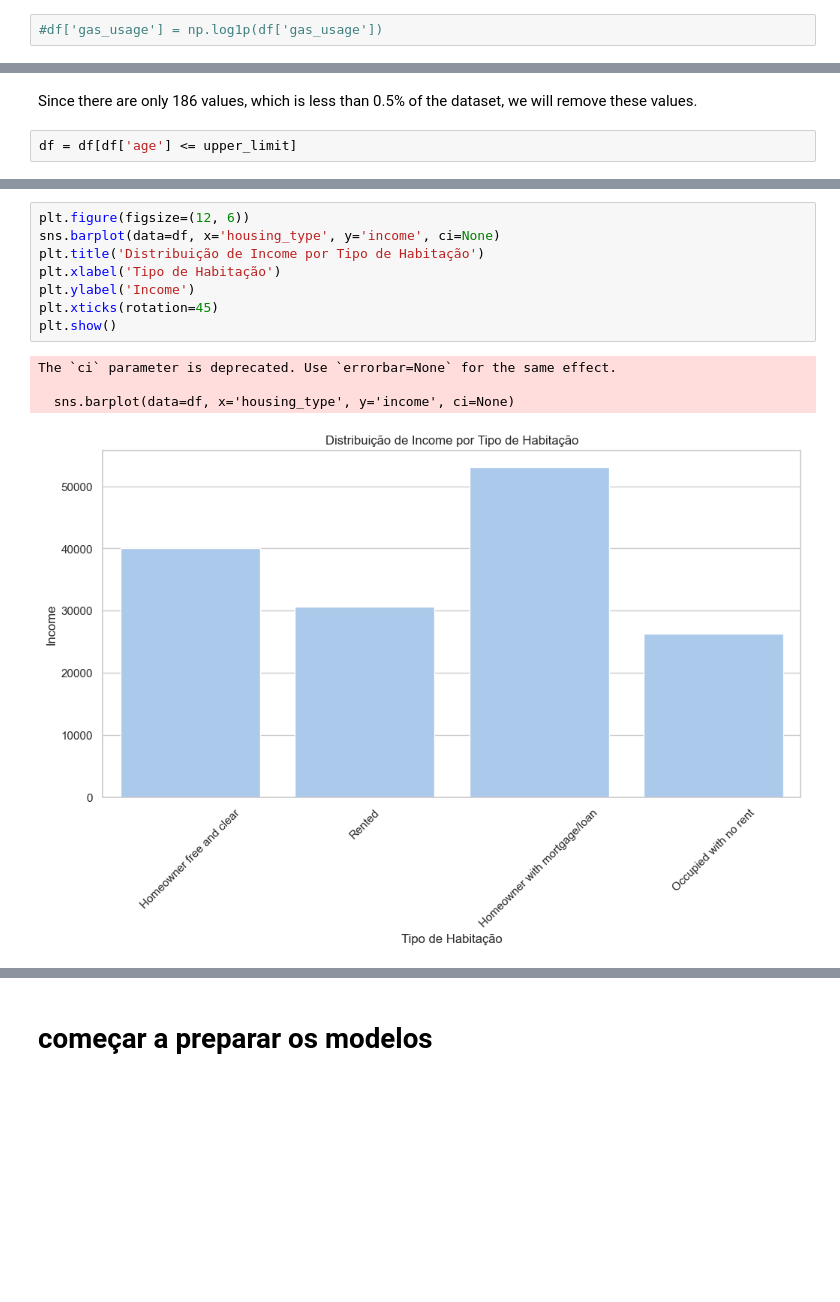
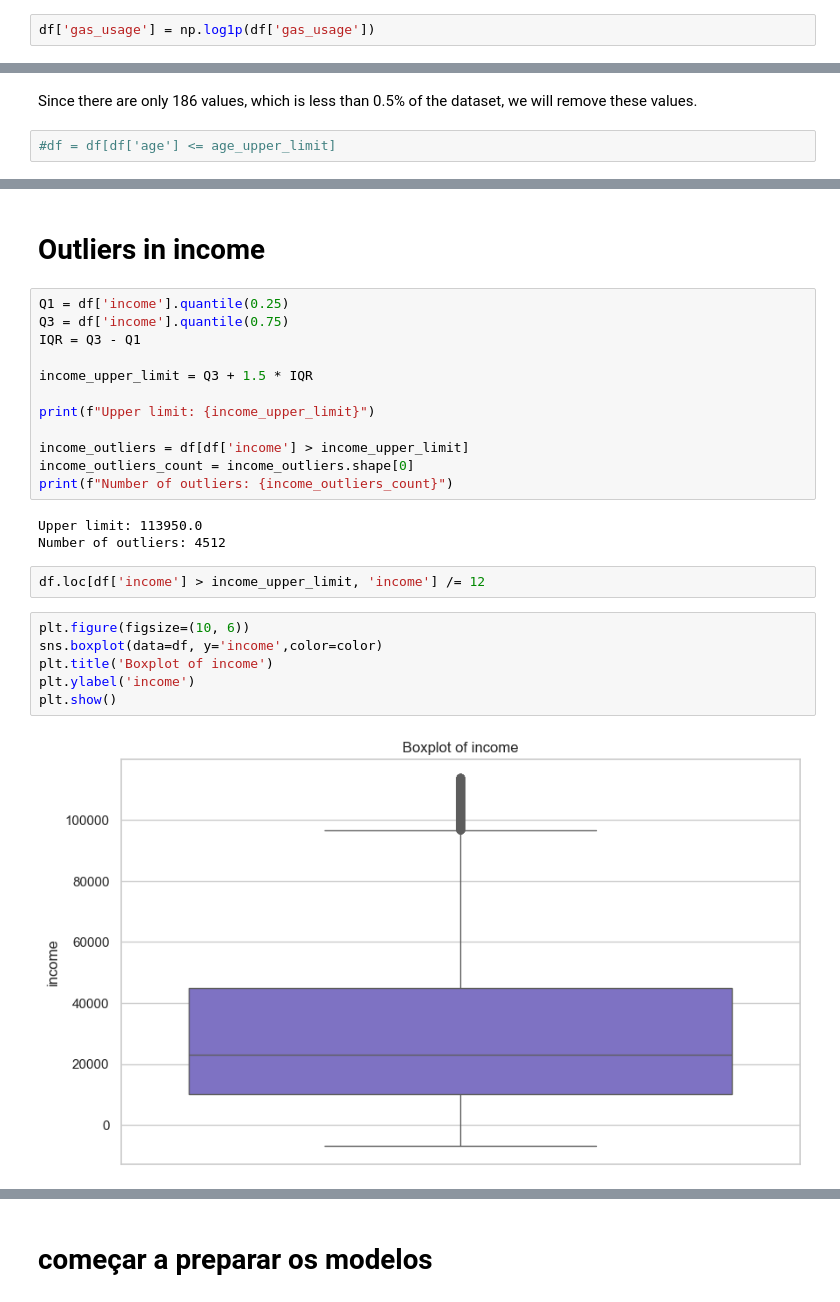
Before and after one commit to eduardooliveiraps/HealthInsurancePredictor, a Jupyter notebook: health_insurance_predictor copy.ipynb, the cells around one changed output, grey strips where cells are left out. Drawn from its saved outputs; the diff is of its cells as text; blank space fills up the shorter version.

```diff
--- a/health_insurance_predictor copy.ipynb
+++ b/health_insurance_predictor copy.ipynb
@@ -501,4 +435,4 @@ df.loc[df['gas_usage'] > upper_limit, 'gas_usage'] /= 12
 # %%
-#df['gas_usage'] = np.log1p(df['gas_usage'])
+df['gas_usage'] = np.log1p(df['gas_usage'])
 # %%
 plt.figure(figsize=(10, 6))
@@ -528,6 +462,6 @@ Number of outliers: 186
 # %% [markdown]
 Since there are only 186 values, which is less than 0.5% of the dataset, we will remove these values.
 # %%
-df = df[df['age'] <= upper_limit]
+#df = df[df['age'] <= age_upper_limit]
 # %%
 plt.figure(figsize=(10, 6))
@@ -561,13 +474,27 @@ plt.show()
+# %% [markdown]
+# Outliers in income
+# %%
+Q1 = df['income'].quantile(0.25)
+Q3 = df['income'].quantile(0.75)
+IQR = Q3 - Q1
+
+income_upper_limit = Q3 + 1.5 * IQR
+
+print(f"Upper limit: {income_upper_limit}")
+
+income_outliers = df[df['income'] > income_upper_limit]
+income_outliers_count = income_outliers.shape[0]
+print(f"Number of outliers: {income_outliers_count}")
+# %% [output]
+Upper limit: 113950.0
+Number of outliers: 4512
+# %%
+df.loc[df['income'] > income_upper_limit, 'income'] /= 12
 # %%
-plt.figure(figsize=(12, 6))
-sns.barplot(data=df, x='housing_type', y='income', ci=None)
-plt.title('Distribuição de Income por Tipo de Habitação')
-plt.xlabel('Tipo de Habitação')
-plt.ylabel('Income')
-plt.xticks(rotation=45)
+plt.figure(figsize=(10, 6))
+sns.boxplot(data=df, y='income',color=color)
+plt.title('Boxplot of income')
+plt.ylabel('income')
 plt.show()
 # %% [output]
-The `ci` parameter is deprecated. Use `errorbar=None` for the same effect.
-
-  sns.barplot(data=df, x='housing_type', y='income', ci=None)
-[figure, old version]
+[figure, new version]
```
Also changed, not shown: parts of 72 cells of this notebook, 3 other files.
